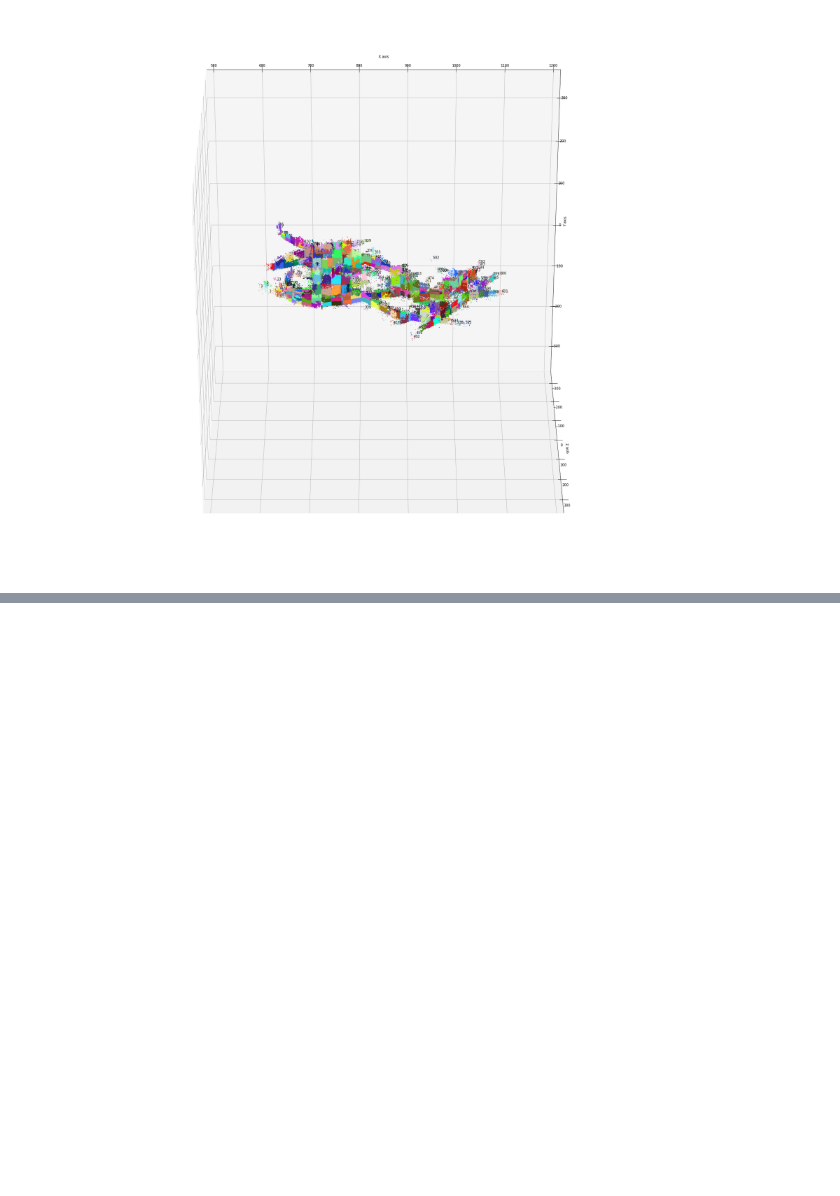
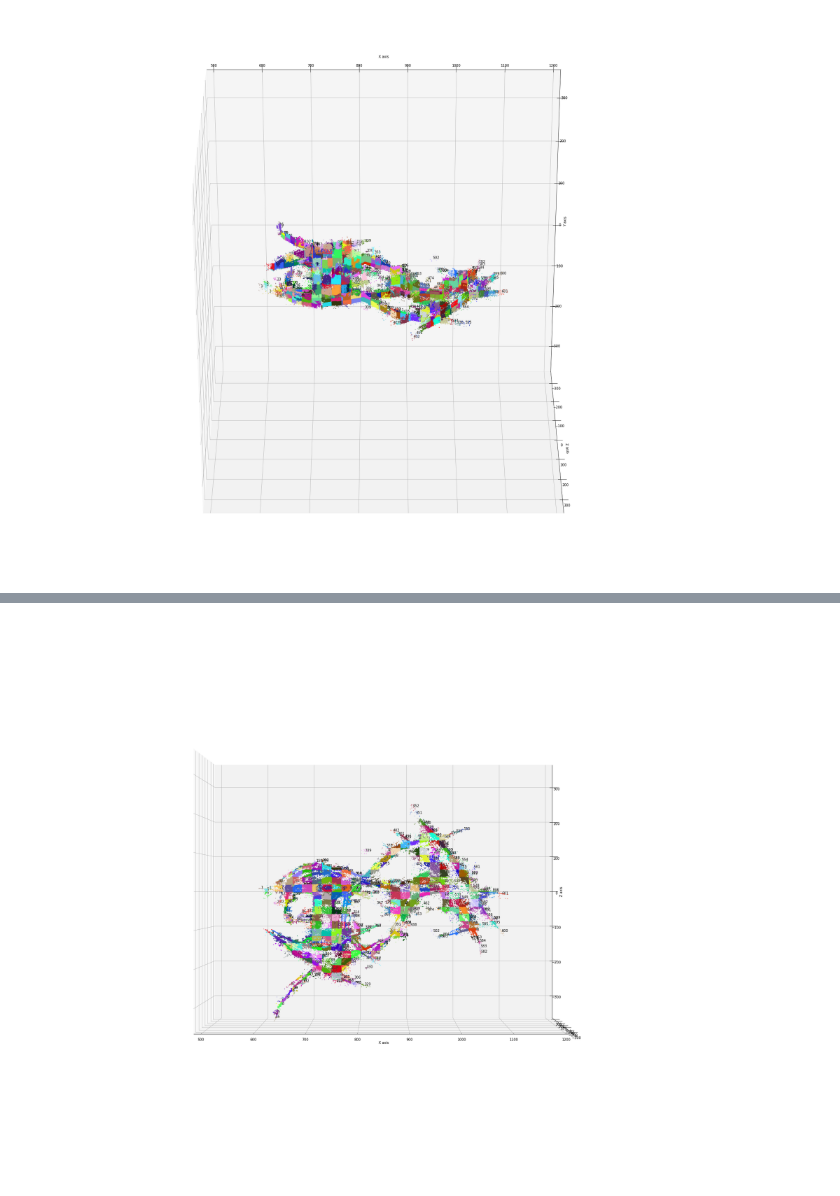
Before and after one commit to engineerjkk/MakingVoxels, a Jupyter notebook: MakingCovisibility.ipynb, the cells around one changed output, grey strips where cells are left out. Drawn from its saved outputs; the diff is of its cells as text; code cells hidden in the pictures; blank space fills up the shorter version.

```diff
--- a/MakingCovisibility.ipynb
+++ b/MakingCovisibility.ipynb
@@ -94,0 +130,5 @@ real_count :  601
+# %%
+ax.view_init(elev=0, azim=-90)
+fig
+# %% [output]
+[figure, added]
```
Also changed, not shown: parts of 30 cells of this notebook.
